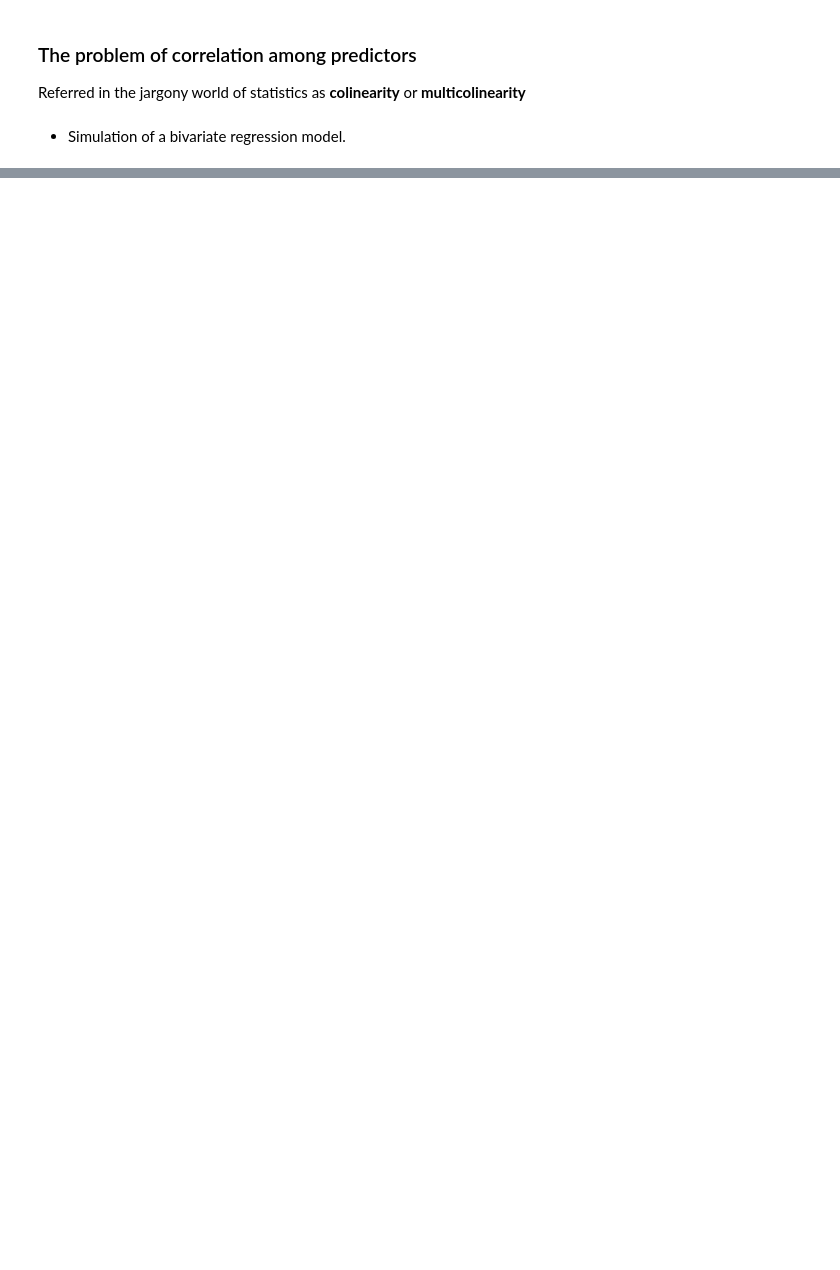
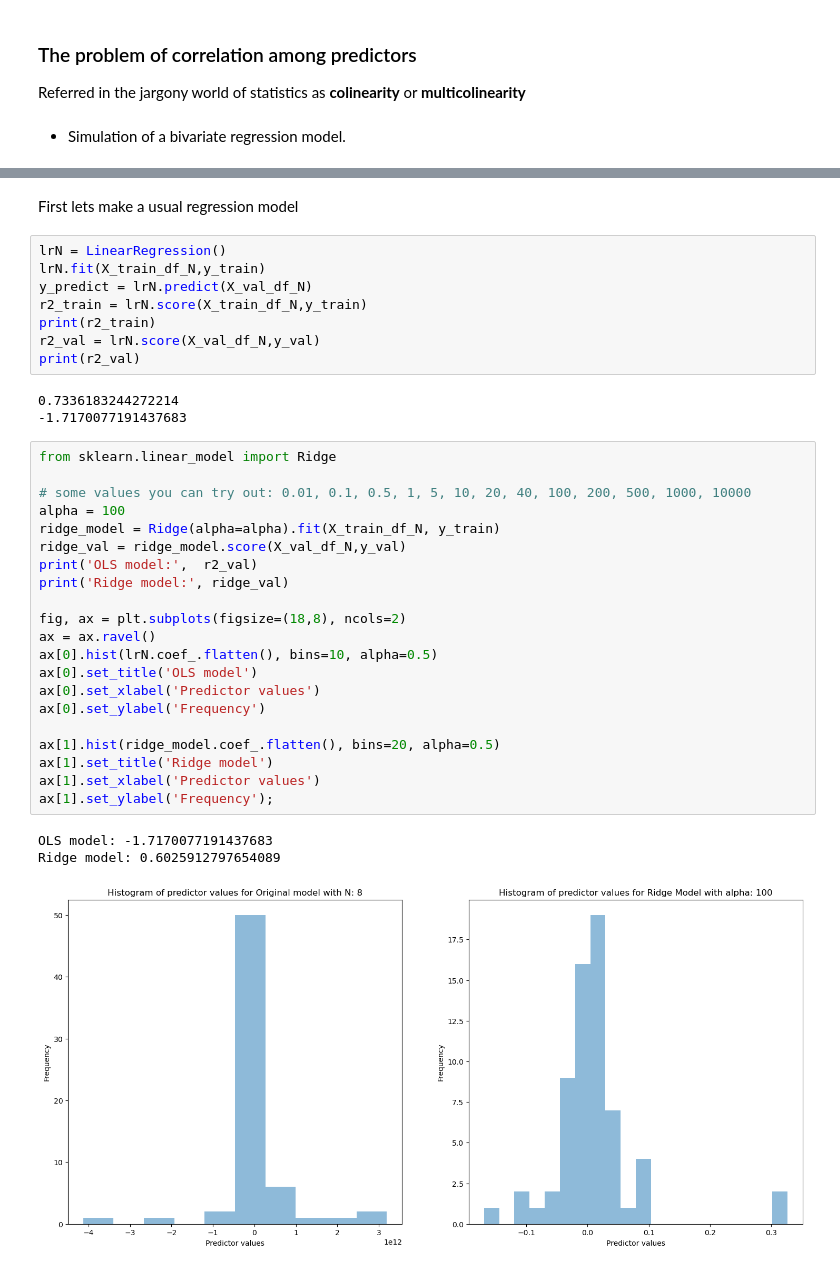
Before and after one commit to RameshSrinivasanCourses/COGS239-StatisticalLearning, a Jupyter notebook: Lectures/Week_3/MultivariateRegression.ipynb, the cells around one changed output, grey strips where cells are left out. Drawn from its saved outputs; the diff is of its cells as text; blank space fills up the shorter version.

```diff
--- a/Lectures/Week_3/MultivariateRegression.ipynb
+++ b/Lectures/Week_3/MultivariateRegression.ipynb
@@ -461,0 +500,38 @@ print(lr.coef_)
+# %% [markdown]
+First lets make a usual regression model
+# %%
+lrN = LinearRegression()
+lrN.fit(X_train_df_N,y_train)
+y_predict = lrN.predict(X_val_df_N)
+r2_train = lrN.score(X_train_df_N,y_train)
+print(r2_train)
+r2_val = lrN.score(X_val_df_N,y_val)
+print(r2_val)
+# %% [output]
+0.7336183244272214
+-1.7170077191437683
+# %%
+from sklearn.linear_model import Ridge
+
+# some values you can try out: 0.01, 0.1, 0.5, 1, 5, 10, 20, 40, 100, 200, 500, 1000, 10000
+alpha = 100
+ridge_model = Ridge(alpha=alpha).fit(X_train_df_N, y_train)
+ridge_val = ridge_model.score(X_val_df_N,y_val)
+print('OLS model:',  r2_val)
+print('Ridge model:', ridge_val)
+
+fig, ax = plt.subplots(figsize=(18,8), ncols=2)
+ax = ax.ravel()
+ax[0].hist(lrN.coef_.flatten(), bins=10, alpha=0.5)
+ax[0].set_title('OLS model')
+ax[0].set_xlabel('Predictor values')
+ax[0].set_ylabel('Frequency')
+
+ax[1].hist(ridge_model.coef_.flatten(), bins=20, alpha=0.5)
+ax[1].set_title('Ridge model')
+ax[1].set_xlabel('Predictor values')
+ax[1].set_ylabel('Frequency');
+# %% [output]
+OLS model: -1.7170077191437683
+Ridge model: 0.6025912797654089
+[figure, added]
```
Also changed, not shown: parts of 9 cells of this notebook.
